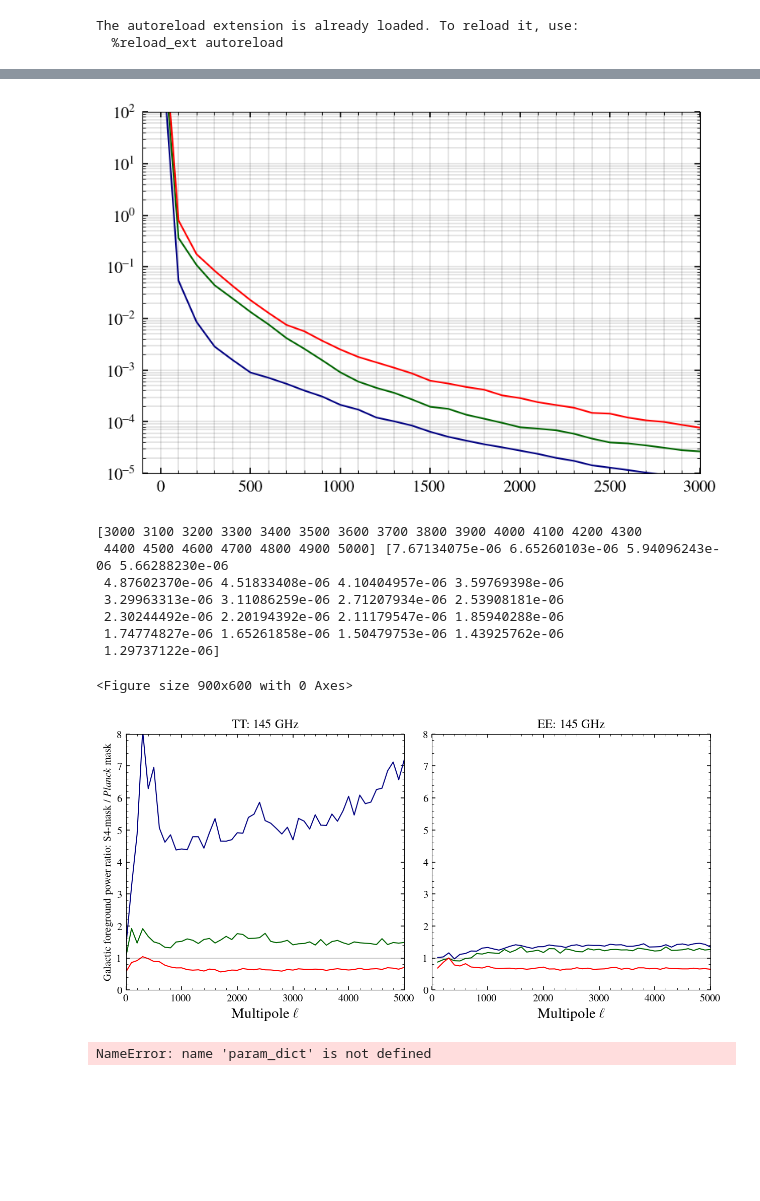
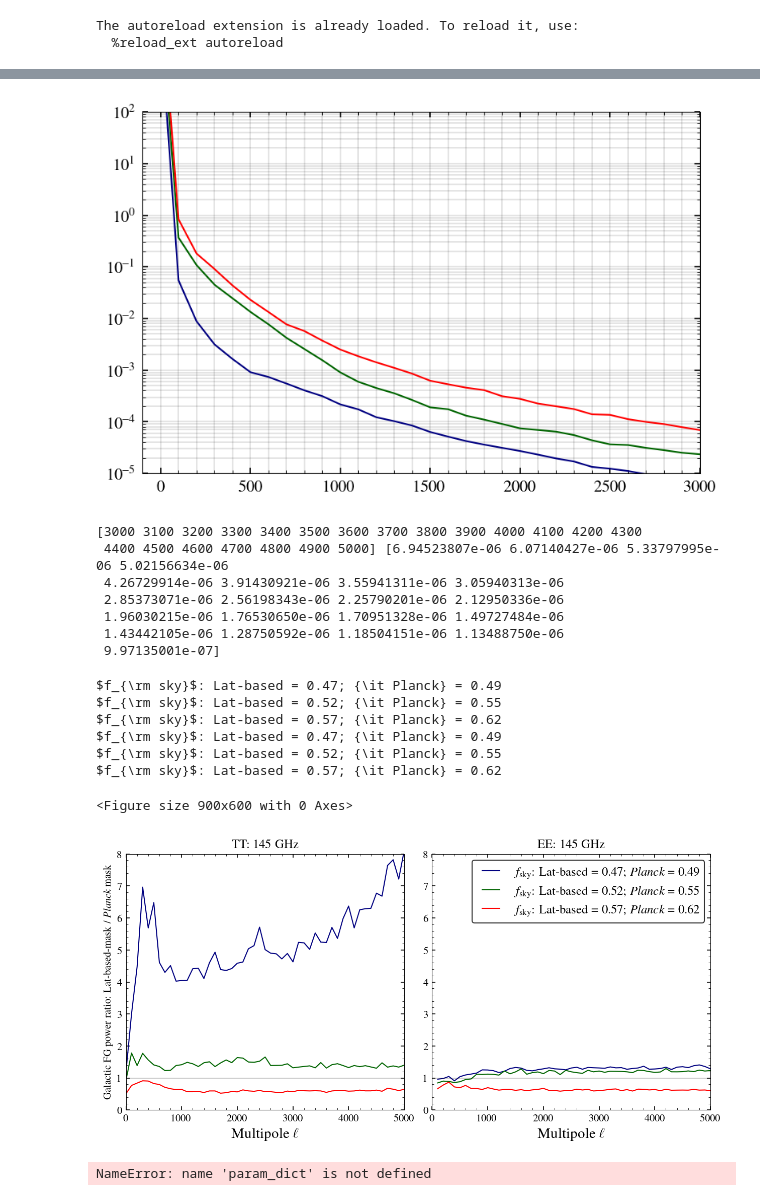
Before and after one commit to sriniraghunathan/DRAFT, a Jupyter notebook: scripts/notebooks/checks/check_gal_cl.ipynb, the cells around one changed output, grey strips where cells are left out. Drawn from its saved outputs; the diff is of its cells as text; code cells hidden in the pictures; blank space fills up the shorter version.

```diff
--- a/scripts/notebooks/checks/check_gal_cl.ipynb
+++ b/scripts/notebooks/checks/check_gal_cl.ipynb
@@ -191,6 +191,7 @@ if extra_str.find('spt3g')>-1:
 
 
 #xscale_val = 'log' ##None#'log' #None
+use_sed_scaling = False
 xscale_val = None
 for mask_iter in range(tot_mask_iter):
     if len(reqd_masks)>0:
@@ -205,12 +206,12 @@ for mask_iter in range(tot_mask_iter):
             if freq1 != freq2: continue
 
             try:
-                el, cl_dust = fg.get_cl_galactic(param_dict, 'dust', freq1, freq2, which_spec = which_spec, which_gal_mask = mask_iter)
+                el, cl_dust = fg.get_cl_galactic(param_dict, 'dust', freq1, freq2, which_spec = which_spec, which_gal_mask = mask_iter, use_sed_scaling = use_sed_scaling)
             except:
                 cl_dust = None
 
             try:
-                el, cl_sync = fg.get_cl_galactic(param_dict, 'sync', freq1, freq2, which_spec = which_spec, which_gal_mask = mask_iter)
+                el, cl_sync = fg.get_cl_galactic(param_dict, 'sync', freq1, freq2, which_spec = which_spec, which_gal_mask = mask_iter, use_sed_scaling = use_sed_scaling)
             except:
                 cl_sync = None
 
@@ -297,7 +298,7 @@ for cntr, which_comp in enumerate( ['dust', 'sync'] ):
 if use_planck_mask:
     mask_str = r'{\it Planck} mask'
 else:
-    mask_str = r'S4-mask'
+    mask_str = r'Lat-based mask'
 suptitle('%s; Sim set = %s' %(mask_str, which_sim_set.replace('_','\_')), fontsize = 14, y = 1.02)
 show();sys.exit()
 plfolder = 'reports/galactic_sims/dust_sync_spectra/%s/' %(extra_str)
@@ -384,7 +387,9 @@ cl_camb = ( Tcmb**2. * dl_camb * 2 * np.pi ) / ( el_camb[:,None] * (el_camb[:,No
 cl_camb *= 1e12
 cl_TT, cl_EE, cl_BB, cl_TE = cl_camb.T
 # %%
+use_sed_scaling = False #True
 pl_dict = {}
+fsky_dict = {}
 for use_planck_mask_iter in range(2):
     pl_dict[use_planck_mask_iter] = {}
     use_planck_mask = use_planck_mask_iter
@@ -459,12 +464,12 @@ for use_planck_mask_iter in range(2):
 
                     print(param_dict['cl_gal_dic_dust_fname'])
                     try:
-                        el, cl_dust = fg.get_cl_galactic(param_dict, 'dust', freq1, freq2, which_spec = which_spec, which_gal_mask = mask_iter)
+                        el, cl_dust = fg.get_cl_galactic(param_dict, 'dust', freq1, freq2, which_spec = which_spec, which_gal_mask = mask_iter, use_sed_scaling = use_sed_scaling)
                     except:
                         cl_dust = None
 
                     try:
-                        el, cl_sync = fg.get_cl_galactic(param_dict, 'sync', freq1, freq2, which_spec = which_spec, which_gal_mask = mask_iter)
+                        el, cl_sync = fg.get_cl_galactic(param_dict, 'sync', freq1, freq2, which_spec = which_spec, which_gal_mask = mask_iter, use_sed_scaling = use_sed_scaling)
                     except:
                         cl_sync = None
 
@@ -489,6 +494,9 @@ for use_planck_mask_iter in range(2):
                     if cl_sync is not None:
                         cl_sync_to_plot = np.interp(el_to_plot, el, cl_sync)
                         pl_dict[use_planck_mask_iter][which_spec][mask_iter]['sync'] = cl_sync_to_plot
+    galdustsims_cl = np.load(param_dict['cl_gal_dic_dust_fname'], allow_pickle=1, encoding = 'latin1').item()
+    fsky_arr = galdustsims_cl['fsky_arr']
+    fsky_dict[use_planck_mask_iter] = fsky_arr
 # %% [output]
 tmp/s4/cmbs4/map_based_simulations/202102_design_tool_input/4096//dust/0000/s4like_mask_v2/cls_galactic_sims_dust_nside2048_lmax5000_cos_el_40.npy
 tmp/s4/cmbs4/map_based_simulations/202102_design_tool_input/4096//dust/0000/s4like_mask_v2/cls_galactic_sims_dust_nside2048_lmax5000_cos_el_40.npy
@@ -555,33 +567,52 @@ print(el_to_plot[inds_to_print], res_planck_mask[which_spec][0][which_comp][inds
 # %% [output]
 [figure]
 [3000 3100 3200 3300 3400 3500 3600 3700 3800 3900 4000 4100 4200 4300
- 4400 4500 4600 4700 4800 4900 5000] [7.67134075e-06 6.65260103e-06 5.94096243e-06 5.66288230e-06
- 4.87602370e-06 4.51833408e-06 4.10404957e-06 3.59769398e-06
- 3.29963313e-06 3.11086259e-06 2.71207934e-06 2.53908181e-06
- 2.30244492e-06 2.20194392e-06 2.11179547e-06 1.85940288e-06
- 1.74774827e-06 1.65261858e-06 1.50479753e-06 1.43925762e-06
- 1.29737122e-06]
+ 4400 4500 4600 4700 4800 4900 5000] [6.94523807e-06 6.07140427e-06 5.33797995e-06 5.02156634e-06
+ 4.26729914e-06 3.91430921e-06 3.55941311e-06 3.05940313e-06
+ 2.85373071e-06 2.56198343e-06 2.25790201e-06 2.12950336e-06
+ 1.96030215e-06 1.76530650e-06 1.70951328e-06 1.49727484e-06
+ 1.43442105e-06 1.28750592e-06 1.18504151e-06 1.13488750e-06
+ 9.97135001e-07]
 # %%
 which_comp = 'dust'
 clf()
 figure(figsize = (10., 4.5))
 subplots_adjust(wspace=0.1)
 for cntr, which_spec in enumerate(which_spec_arr):
 #for which_spec in ['TT']:
     ax = subplot(1, 2, cntr+1)
+    '''
     plot(el_to_plot, res_s4_mask[which_spec][0][which_comp] / res_planck_mask[which_spec][0][which_comp], color = 'navy')
     plot(el_to_plot, res_s4_mask[which_spec][1][which_comp] / res_planck_mask[which_spec][1][which_comp], color = 'darkgreen')
     plot(el_to_plot, res_s4_mask[which_spec][2][which_comp] / res_planck_mask[which_spec][2][which_comp], color = 'red')
+    '''
+    color_arr = ['navy', 'darkgreen', 'red']
+    for maskiter in range(3):
+        fsky_str = r'$f_{\rm sky}$: Lat-based = %.2f; {\it Planck} = %.2f' %(fsky_dict[0][maskiter], fsky_dict[1][maskiter])
+        print(fsky_str)
+        if which_spec == 'EE':
+            labval = fsky_str
+        else:
+            labval = None
+        plot(el_to_plot, res_s4_mask[which_spec][maskiter][which_comp] / res_planck_mask[which_spec][maskiter][which_comp], color = color_arr[maskiter], label = labval)
     title(r'%s: %s GHz' %(which_spec, freqarr[0]))
     if cntr == 0:
-        ylabel(r'Galactic foreground power ratio: S4-mask / {\it Planck} mask', fontsize = 10)
+        ylabel(r'Galactic FG power ratio: Lat-based-mask / {\it Planck} mask', fontsize = 10)
+    else:
+        legend(loc = 1, fontsize = 12)
     xlabel(r'Multipole $\ell$', fontsize = 14)
     axhline(1., lw = 0.2)
     xlim(0., 5000.); ylim(0., 8.)
 show()
 # %% [output]
-<Figure size 900x600 with 0 Axes>
+$f_{\rm sky}$: Lat-based = 0.47; {\it Planck} = 0.49
+$f_{\rm sky}$: Lat-based = 0.52; {\it Planck} = 0.55
+$f_{\rm sky}$: Lat-based = 0.57; {\it Planck} = 0.62
+$f_{\rm sky}$: Lat-based = 0.47; {\it Planck} = 0.49
+$f_{\rm sky}$: Lat-based = 0.52; {\it Planck} = 0.55
+$f_{\rm sky}$: Lat-based = 0.57; {\it Planck} = 0.62
+<Figure size 900x600 with 0 Axes>
-[figure, old version]
+[figure, new version]
 # %%
 #params
 TParr = ['T', 'P']
```
Also changed, not shown: parts of 5 cells of this notebook.
